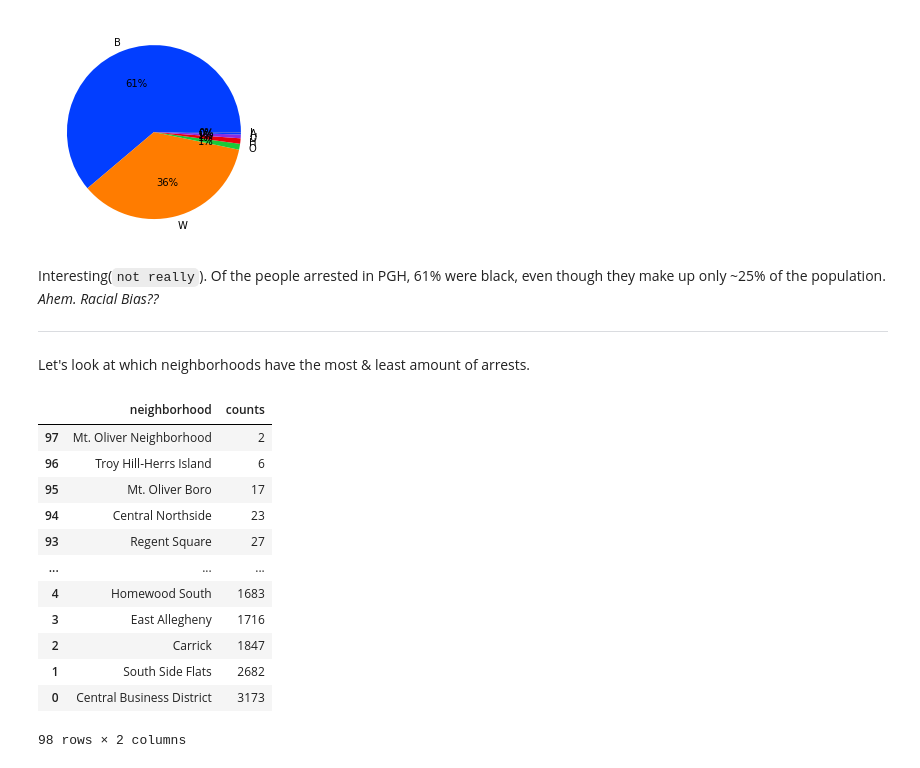
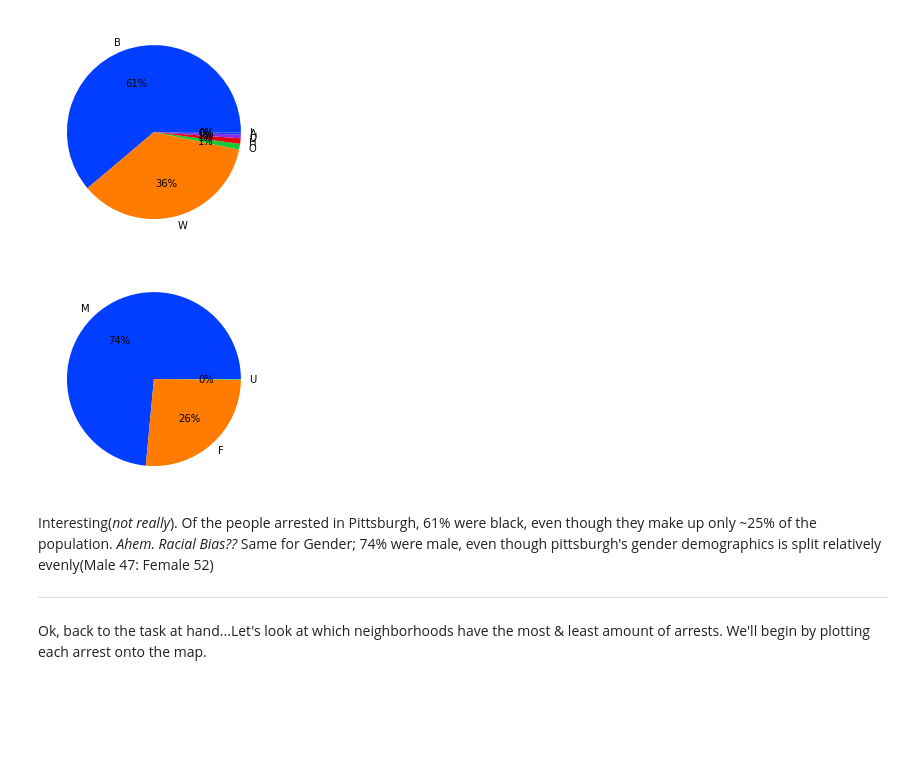
Before and after one commit to shinwookim/CMPINF-0010-Final-Project, a Jupyter notebook: Arrests (SHK148).ipynb, the cells around one changed output. Saved outputs shown, nothing was run; the diff lists cells and outputs as text; code cells hidden in the pictures; blank space fills up the shorter version.

```diff
--- a/Arrests (SHK148).ipynb
+++ b/Arrests (SHK148).ipynb
@@ -48,8 +62,8 @@ print (arrests["OFFENSES"].unique())
 # %%
-
-Demo_Race = arrests.groupby(by=['RACE'])['RACE'].count().reset_index(name='counts').sort_values(by='counts', ascending=False)
-Demo_Race
-#Demo_Race.sort_values(by='counts', ascending=True)
+#By Race
+data_copy = arrests.copy(deep=True)
+Demo_Race = data_copy.groupby(by=['RACE'])['RACE'].count().reset_index(name='counts').sort_values(by='counts', ascending=False)
+# Demo_Race
 
 # Making a pie chart that shows demographics of those arrested
 
@@ -74,26 +88,37 @@ plt.pie(arrest_data, labels = labels , colors = colors, autopct='%.0f%%')
 plt.show()
 # %% [output]
 [figure]
+# %%
+#By Gender
+data_copy2 = arrests.copy()
+Demo_Gender = data_copy2.groupby(by=['GENDER'])['GENDER'].count().reset_index(name='counts').sort_values(by='counts', ascending=False)
+
+# Making a pie chart that shows demographics of those arrested
+
+race = Demo_Gender['GENDER']
+arrests = Demo_Gender['counts']
+
+labels = []
+arrest_data = []
+
+
+for item in race.iteritems():
+    labels.append(item[1])
+for item in arrests.iteritems():
+    arrest_data.append(item[1])
+
+# define Seaborn color palette to use
+colors = sns.color_palette('bright')[0:5]
+
+# create pie chart
+plt.pie(arrest_data, labels = labels , colors = colors, autopct='%.0f%%')
+
+plt.show()
+# %% [output]
+[figure, added]
 # %% [markdown]
-Interesting(`not really`). Of the people arrested in PGH, 61% were black, even though they make up only ~25% of the population. *Ahem. Racial Bias??*
+Interesting(_not really_). Of the people arrested in Pittsburgh, 61% were black, even though they make up only ~25% of the population. *Ahem. Racial Bias??* Same for Gender; 74% were male, even though pittsburgh's gender demographics is split relatively evenly(Male 47: Female 52)
 
 ---
 
-Let's look at which neighborhoods have the most & least amount of arrests.
+Ok, back to the task at hand...Let's look at which neighborhoods have the most & least amount of arrests. We'll begin by plotting each arrest onto the map.
-# %%
-tally = arrests['INCIDENTNEIGHBORHOOD'].value_counts().rename_axis('neighborhood').reset_index(name='counts')
-tally.sort_values(by='counts', ascending=True)
-# %% [output]
-|  | neighborhood | counts |
-| 97 | Mt. Oliver Neighborhood | 2 |
-| 96 | Troy Hill-Herrs Island | 6 |
-| 95 | Mt. Oliver Boro | 17 |
-| 94 | Central Northside | 23 |
-| 93 | Regent Square | 27 |
-| ... | ... | ... |
-| 4 | Homewood South | 1683 |
-| 3 | East Allegheny | 1716 |
-| 2 | Carrick | 1847 |
-| 1 | South Side Flats | 2682 |
-| 0 | Central Business District | 3173 |
-98 rows × 2 columns
```
Also changed, not shown: parts of 22 cells of this notebook.
